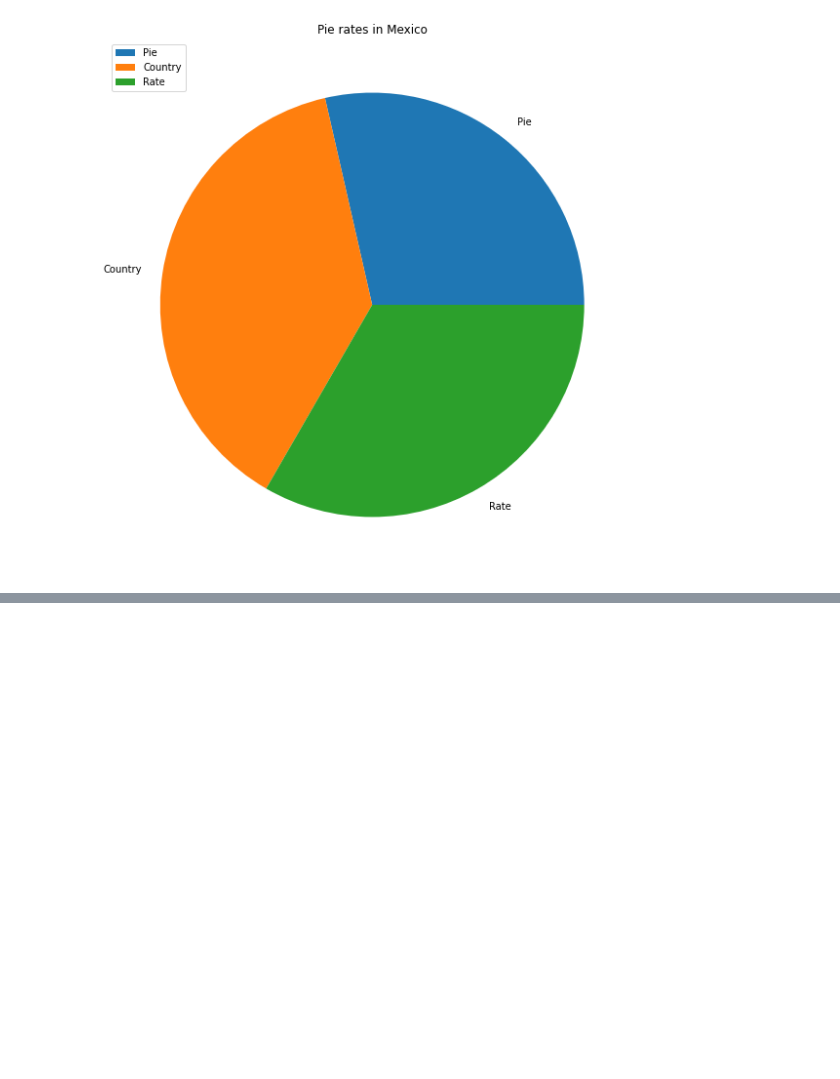
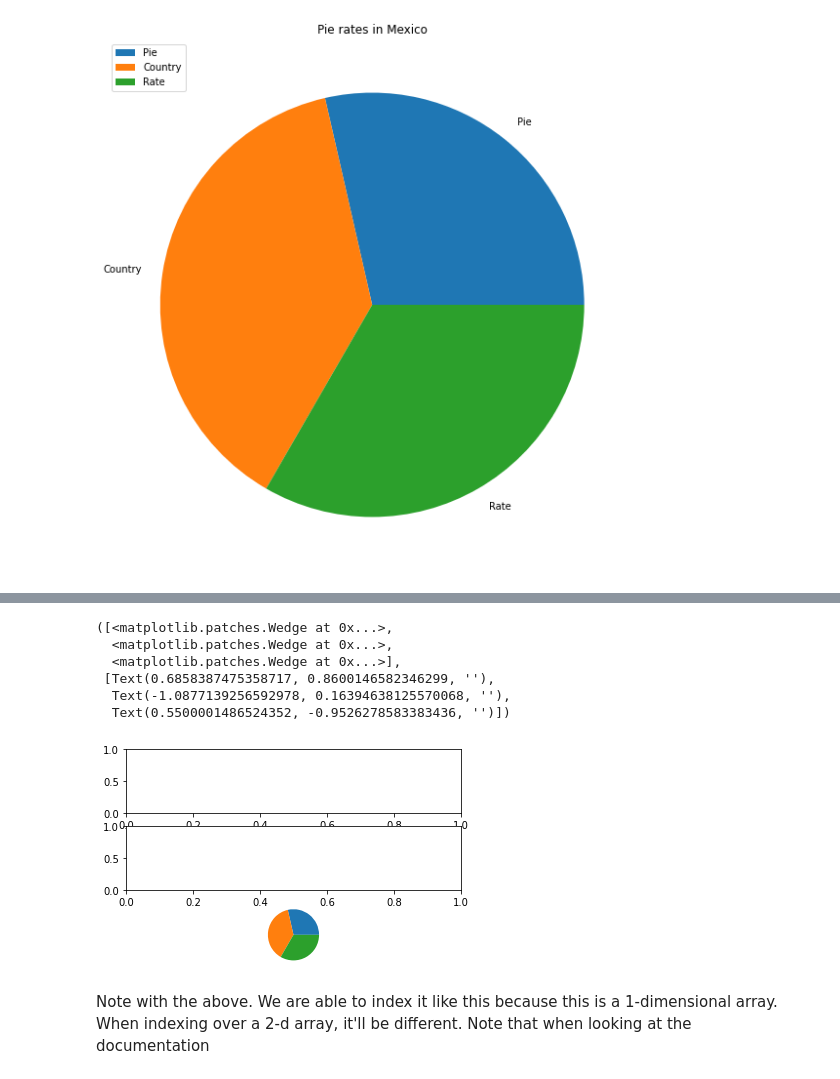
Before and after one commit to TheDarkTrumpet/BAIS-6040-0EXP-spr2021, a Jupyter notebook: Notebooks/Phase 2/08.01.04-Matplotlib.ipynb, the cells around one changed output, grey strips where cells are left out. Drawn from its saved outputs; the diff is of its cells as text; code cells hidden in the pictures; blank space fills up the shorter version.

```diff
--- a/Notebooks/Phase 2/08.01.04-Matplotlib.ipynb
+++ b/Notebooks/Phase 2/08.01.04-Matplotlib.ipynb
@@ -100,0 +151,13 @@ Text(0.5, 1.0, 'Pie rates in Mexico')
+# %%
+fig, axs = plt.subplots(3, 1)
+axs[2].pie(mexicoRates)
+# %% [output]
+([<matplotlib.patches.Wedge at 0x...>,
+  <matplotlib.patches.Wedge at 0x...>,
+  <matplotlib.patches.Wedge at 0x...>],
+ [Text(0.6858387475358717, 0.8600146582346299, ''),
+  Text(-1.0877139256592978, 0.16394638125570068, ''),
+  Text(0.5500001486524352, -0.9526278583383436, '')])
+[figure, added]
+# %% [markdown]
+Note with the above.  We are able to index it like this because this is a 1-dimensional array.  When indexing over a 2-d array, it'll be different.  Note that when looking at the documentation
```
Also changed, not shown: parts of 5 cells of this notebook.
